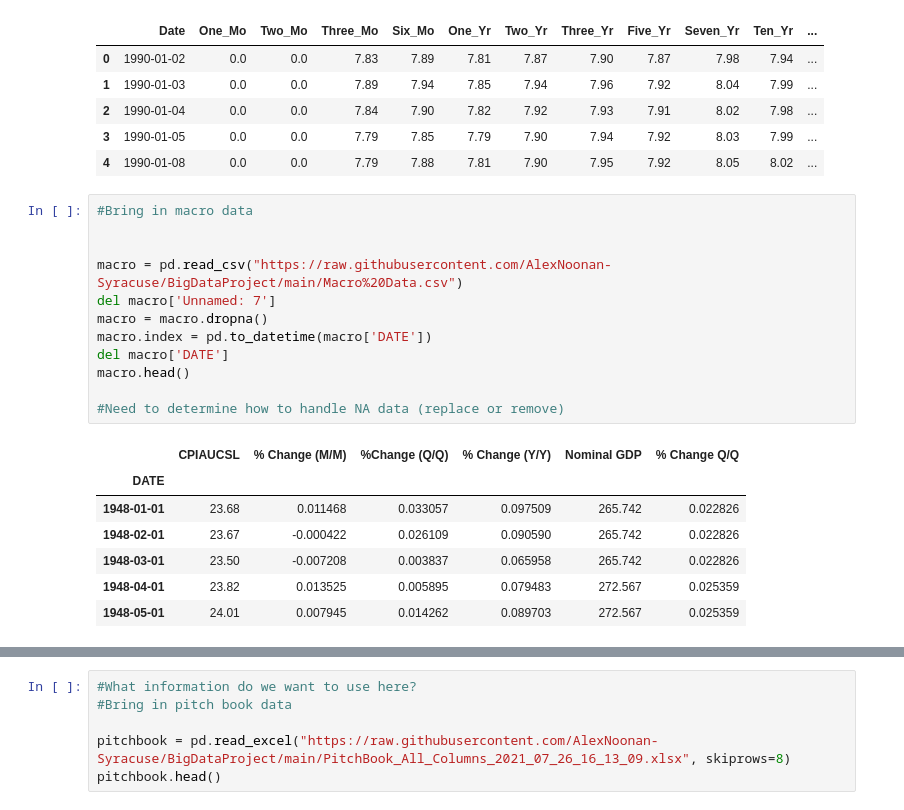
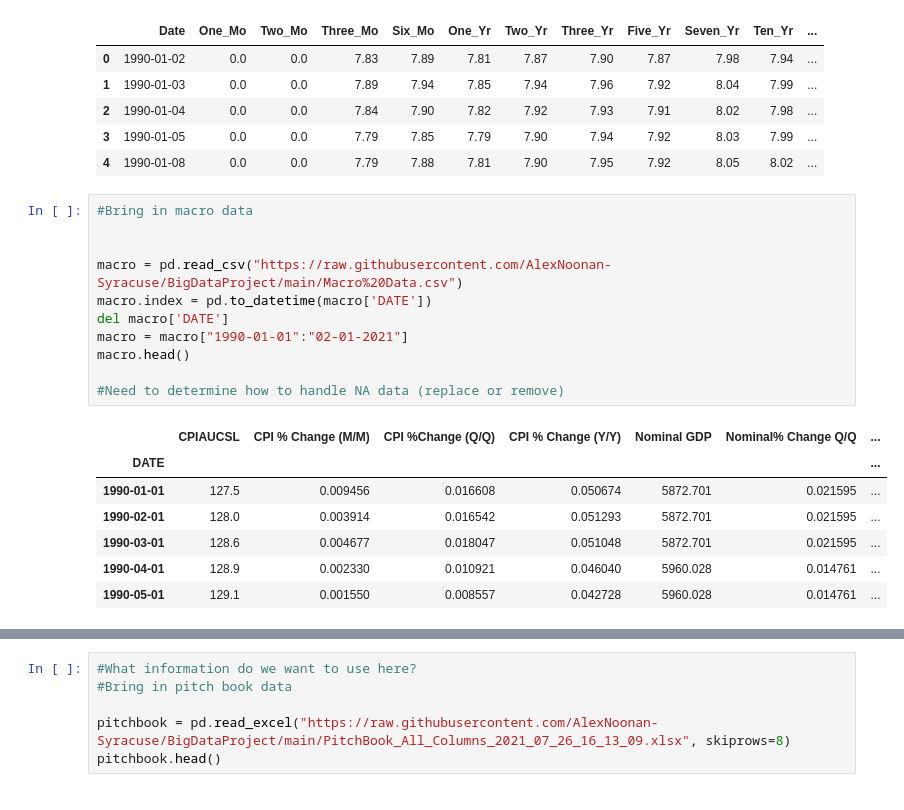
Before and after one commit to AlexNoonan-Syracuse/BigDataProject, a Jupyter notebook: IST718_Final_Project.ipynb, the cells around one changed output, grey strips where cells are left out. Drawn from its saved outputs; the diff is of its cells as text.

```diff
--- a/IST718_Final_Project.ipynb
+++ b/IST718_Final_Project.ipynb
@@ -60,22 +60,21 @@ tre_hist.head()
 # %%
 #Bring in macro data
 
 
 macro = pd.read_csv("https://raw.githubusercontent.com/AlexNoonan-Syracuse/BigDataProject/main/Macro%20Data.csv")
-del macro['Unnamed: 7']
-macro = macro.dropna()
 macro.index = pd.to_datetime(macro['DATE'])
 del macro['DATE']
+macro = macro["1990-01-01":"02-01-2021"]
 macro.head()
 
 #Need to determine how to handle NA data (replace or remove)
 # %% [output]
-|  | CPIAUCSL | % Change (M/M) | %Change (Q/Q) | % Change (Y/Y) | Nominal GDP | % Change Q/Q |
-| DATE |  |  |  |  |  |  |
-| 1948-01-01 | 23.68 | 0.011468 | 0.033057 | 0.097509 | 265.742 | 0.022826 |
-| 1948-02-01 | 23.67 | -0.000422 | 0.026109 | 0.090590 | 265.742 | 0.022826 |
-| 1948-03-01 | 23.50 | -0.007208 | 0.003837 | 0.065958 | 265.742 | 0.022826 |
-| 1948-04-01 | 23.82 | 0.013525 | 0.005895 | 0.079483 | 272.567 | 0.025359 |
-| 1948-05-01 | 24.01 | 0.007945 | 0.014262 | 0.089703 | 272.567 | 0.025359 |
+|  | CPIAUCSL | CPI % Change (M/M) | CPI %Change (Q/Q) | CPI % Change (Y/Y) | Nominal GDP | Nominal% Change Q/Q | ... |
+| DATE |  |  |  |  |  |  | ... |
+| 1990-01-01 | 127.5 | 0.009456 | 0.016608 | 0.050674 | 5872.701 | 0.021595 | ... |
+| 1990-02-01 | 128.0 | 0.003914 | 0.016542 | 0.051293 | 5872.701 | 0.021595 | ... |
+| 1990-03-01 | 128.6 | 0.004677 | 0.018047 | 0.051048 | 5872.701 | 0.021595 | ... |
+| 1990-04-01 | 128.9 | 0.002330 | 0.010921 | 0.046040 | 5960.028 | 0.014761 | ... |
+| 1990-05-01 | 129.1 | 0.001550 | 0.008557 | 0.042728 | 5960.028 | 0.014761 | ... |
 # %%
 #need to update column names
```
Also changed, not shown: parts of 5 cells of this notebook.
